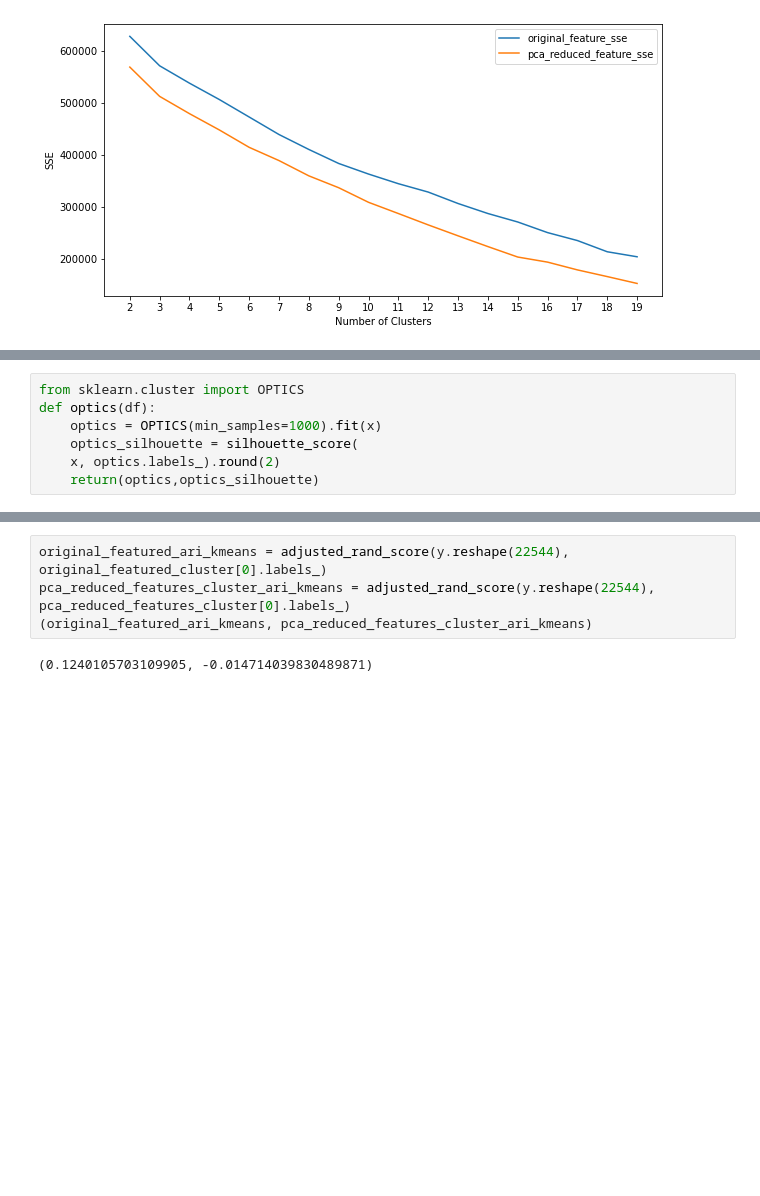
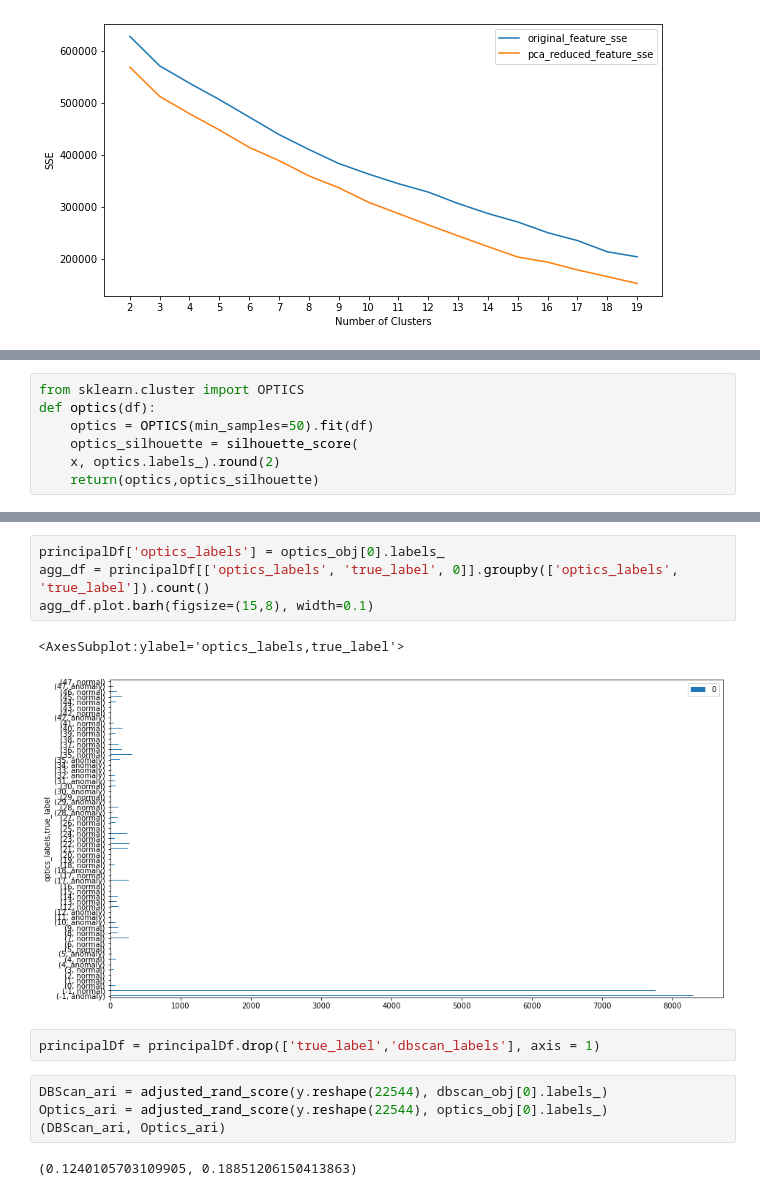
Before and after one commit to shivabansal1046/BITSAssignments, a Jupyter notebook: IDS_Assignment1/Network profiling.ipynb, the cells around one changed output, grey strips where cells are left out. Drawn from its saved outputs; the diff is of its cells as text; blank space fills up the shorter version.

```diff
--- a/IDS_Assignment1/Network profiling.ipynb
+++ b/IDS_Assignment1/Network profiling.ipynb
@@ -416,7 +440,7 @@ plt.show()
 # %%
 from sklearn.cluster import OPTICS
 def optics(df):
-    optics = OPTICS(min_samples=1000).fit(x)
+    optics = OPTICS(min_samples=50).fit(df)
     optics_silhouette = silhouette_score(
     x, optics.labels_).round(2)
     return(optics,optics_silhouette)
@@ -436,6 +482,15 @@ print(pca_reduced_features_cluster[1])
+# %%
+principalDf['optics_labels'] = optics_obj[0].labels_
+agg_df = principalDf[['optics_labels', 'true_label', 0]].groupby(['optics_labels', 'true_label']).count()
+agg_df.plot.barh(figsize=(15,8), width=0.1)
+# %% [output]
+<AxesSubplot:ylabel='optics_labels,true_label'>
+[figure, added]
+# %%
+principalDf = principalDf.drop(['true_label','dbscan_labels'], axis = 1)
 # %%
-original_featured_ari_kmeans = adjusted_rand_score(y.reshape(22544), original_featured_cluster[0].labels_)
-pca_reduced_features_cluster_ari_kmeans = adjusted_rand_score(y.reshape(22544), pca_reduced_features_cluster[0].labels_)
-(original_featured_ari_kmeans, pca_reduced_features_cluster_ari_kmeans)
+DBScan_ari = adjusted_rand_score(y.reshape(22544), dbscan_obj[0].labels_)
+Optics_ari = adjusted_rand_score(y.reshape(22544), optics_obj[0].labels_)
+(DBScan_ari, Optics_ari)
 # %% [output]
-(0.1240105703109905, -0.014714039830489871)
+(0.1240105703109905, 0.18851206150413863)
```
Also changed, not shown: parts of 13 cells of this notebook, 2 other files.
